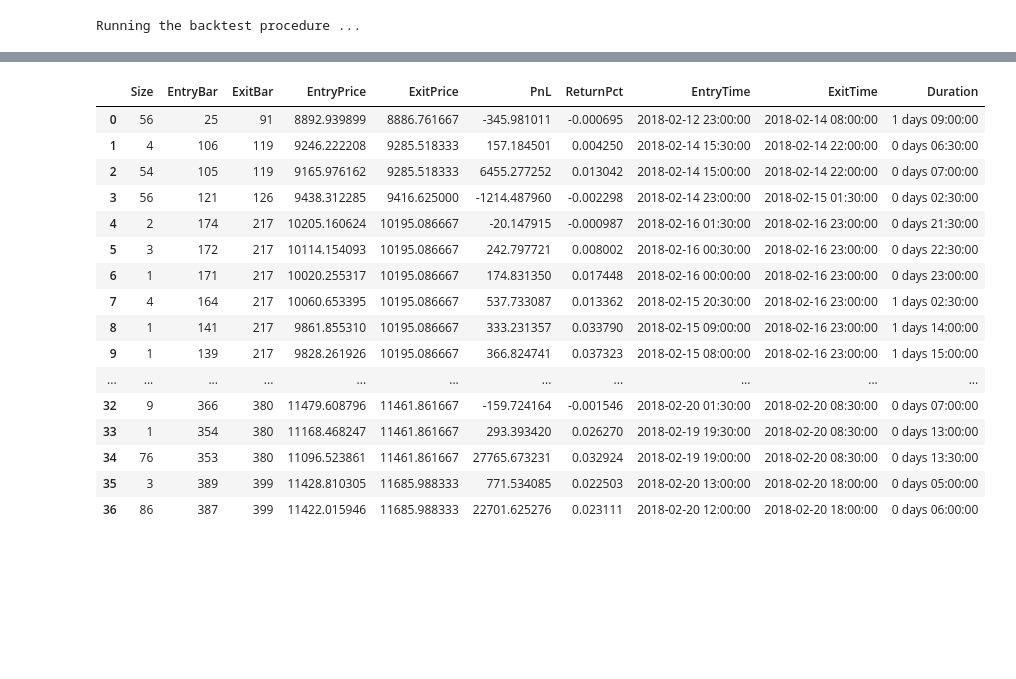
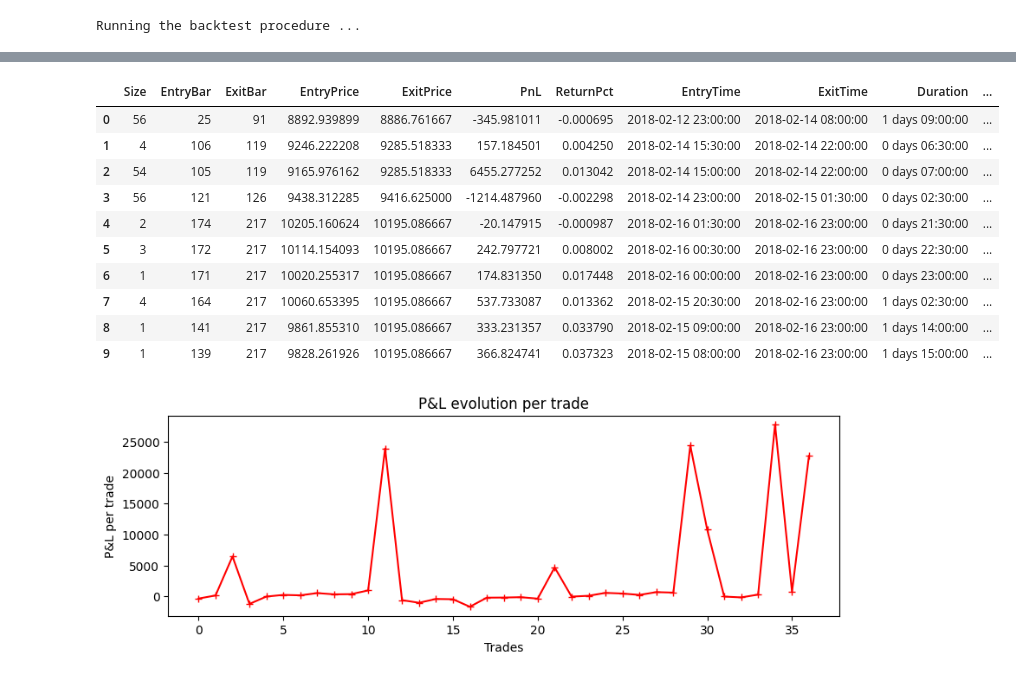
Before and after one commit to lcsrodriguez/cryptotrading, a Jupyter notebook: notebooks/bitcoin_trading.ipynb, the cells around one changed output, grey strips where cells are left out. Saved outputs shown, nothing was run; the diff lists cells and outputs as text; code cells hidden in the pictures; blank space fills up the shorter version.

```diff
--- a/notebooks/bitcoin_trading.ipynb
+++ b/notebooks/bitcoin_trading.ipynb
@@ -803,22 +785,16 @@ bt_results_
  'Expectancy [%]': 0.7439106313450689,
  'SQN': 2.5027299760511674}
 # %%
-bt_trades
+bt_trades.head(10)
 # %% [output]
-|  | Size | EntryBar | ExitBar | EntryPrice | ExitPrice | PnL | ReturnPct | EntryTime | ExitTime | Duration |
-| 0 | 56 | 25 | 91 | 8892.939899 | 8886.761667 | -345.981011 | -0.000695 | 2018-02-12 23:00:00 | 2018-02-14 08:00:00 | 1 days 09:00:00 |
-| 1 | 4 | 106 | 119 | 9246.222208 | 9285.518333 | 157.184501 | 0.004250 | 2018-02-14 15:30:00 | 2018-02-14 22:00:00 | 0 days 06:30:00 |
-| 2 | 54 | 105 | 119 | 9165.976162 | 9285.518333 | 6455.277252 | 0.013042 | 2018-02-14 15:00:00 | 2018-02-14 22:00:00 | 0 days 07:00:00 |
-| 3 | 56 | 121 | 126 | 9438.312285 | 9416.625000 | -1214.487960 | -0.002298 | 2018-02-14 23:00:00 | 2018-02-15 01:30:00 | 0 days 02:30:00 |
-| 4 | 2 | 174 | 217 | 10205.160624 | 10195.086667 | -20.147915 | -0.000987 | 2018-02-16 01:30:00 | 2018-02-16 23:00:00 | 0 days 21:30:00 |
-| 5 | 3 | 172 | 217 | 10114.154093 | 10195.086667 | 242.797721 | 0.008002 | 2018-02-16 00:30:00 | 2018-02-16 23:00:00 | 0 days 22:30:00 |
-| 6 | 1 | 171 | 217 | 10020.255317 | 10195.086667 | 174.831350 | 0.017448 | 2018-02-16 00:00:00 | 2018-02-16 23:00:00 | 0 days 23:00:00 |
-| 7 | 4 | 164 | 217 | 10060.653395 | 10195.086667 | 537.733087 | 0.013362 | 2018-02-15 20:30:00 | 2018-02-16 23:00:00 | 1 days 02:30:00 |
-| 8 | 1 | 141 | 217 | 9861.855310 | 10195.086667 | 333.231357 | 0.033790 | 2018-02-15 09:00:00 | 2018-02-16 23:00:00 | 1 days 14:00:00 |
-| 9 | 1 | 139 | 217 | 9828.261926 | 10195.086667 | 366.824741 | 0.037323 | 2018-02-15 08:00:00 | 2018-02-16 23:00:00 | 1 days 15:00:00 |
-| ... | ... | ... | ... | ... | ... | ... | ... | ... | ... | ... |
-| 32 | 9 | 366 | 380 | 11479.608796 | 11461.861667 | -159.724164 | -0.001546 | 2018-02-20 01:30:00 | 2018-02-20 08:30:00 | 0 days 07:00:00 |
-| 33 | 1 | 354 | 380 | 11168.468247 | 11461.861667 | 293.393420 | 0.026270 | 2018-02-19 19:30:00 | 2018-02-20 08:30:00 | 0 days 13:00:00 |
-| 34 | 76 | 353 | 380 | 11096.523861 | 11461.861667 | 27765.673231 | 0.032924 | 2018-02-19 19:00:00 | 2018-02-20 08:30:00 | 0 days 13:30:00 |
-| 35 | 3 | 389 | 399 | 11428.810305 | 11685.988333 | 771.534085 | 0.022503 | 2018-02-20 13:00:00 | 2018-02-20 18:00:00 | 0 days 05:00:00 |
-| 36 | 86 | 387 | 399 | 11422.015946 | 11685.988333 | 22701.625276 | 0.023111 | 2018-02-20 12:00:00 | 2018-02-20 18:00:00 | 0 days 06:00:00 |
+|  | Size | EntryBar | ExitBar | EntryPrice | ExitPrice | PnL | ReturnPct | EntryTime | ExitTime | Duration | ... |
+| 0 | 56 | 25 | 91 | 8892.939899 | 8886.761667 | -345.981011 | -0.000695 | 2018-02-12 23:00:00 | 2018-02-14 08:00:00 | 1 days 09:00:00 | ... |
+| 1 | 4 | 106 | 119 | 9246.222208 | 9285.518333 | 157.184501 | 0.004250 | 2018-02-14 15:30:00 | 2018-02-14 22:00:00 | 0 days 06:30:00 | ... |
+| 2 | 54 | 105 | 119 | 9165.976162 | 9285.518333 | 6455.277252 | 0.013042 | 2018-02-14 15:00:00 | 2018-02-14 22:00:00 | 0 days 07:00:00 | ... |
+| 3 | 56 | 121 | 126 | 9438.312285 | 9416.625000 | -1214.487960 | -0.002298 | 2018-02-14 23:00:00 | 2018-02-15 01:30:00 | 0 days 02:30:00 | ... |
+| 4 | 2 | 174 | 217 | 10205.160624 | 10195.086667 | -20.147915 | -0.000987 | 2018-02-16 01:30:00 | 2018-02-16 23:00:00 | 0 days 21:30:00 | ... |
+| 5 | 3 | 172 | 217 | 10114.154093 | 10195.086667 | 242.797721 | 0.008002 | 2018-02-16 00:30:00 | 2018-02-16 23:00:00 | 0 days 22:30:00 | ... |
+| 6 | 1 | 171 | 217 | 10020.255317 | 10195.086667 | 174.831350 | 0.017448 | 2018-02-16 00:00:00 | 2018-02-16 23:00:00 | 0 days 23:00:00 | ... |
+| 7 | 4 | 164 | 217 | 10060.653395 | 10195.086667 | 537.733087 | 0.013362 | 2018-02-15 20:30:00 | 2018-02-16 23:00:00 | 1 days 02:30:00 | ... |
+| 8 | 1 | 141 | 217 | 9861.855310 | 10195.086667 | 333.231357 | 0.033790 | 2018-02-15 09:00:00 | 2018-02-16 23:00:00 | 1 days 14:00:00 | ... |
+| 9 | 1 | 139 | 217 | 9828.261926 | 10195.086667 | 366.824741 | 0.037323 | 2018-02-15 08:00:00 | 2018-02-16 23:00:00 | 1 days 15:00:00 | ... |
@@ -826,0 +801,7 @@ bt_trades
+# %%
+_ = bt_trades["PnL"].plot(marker="+", color="red", figsize=(10, 3))
+_ = plt.title("P&L evolution per trade")
+_ = plt.xlabel("Trades")
+_ = plt.ylabel("P&L per trade")
+# %% [output]
+[figure, added]
```
Also changed, not shown: parts of 15 cells of this notebook, 2 other files.
